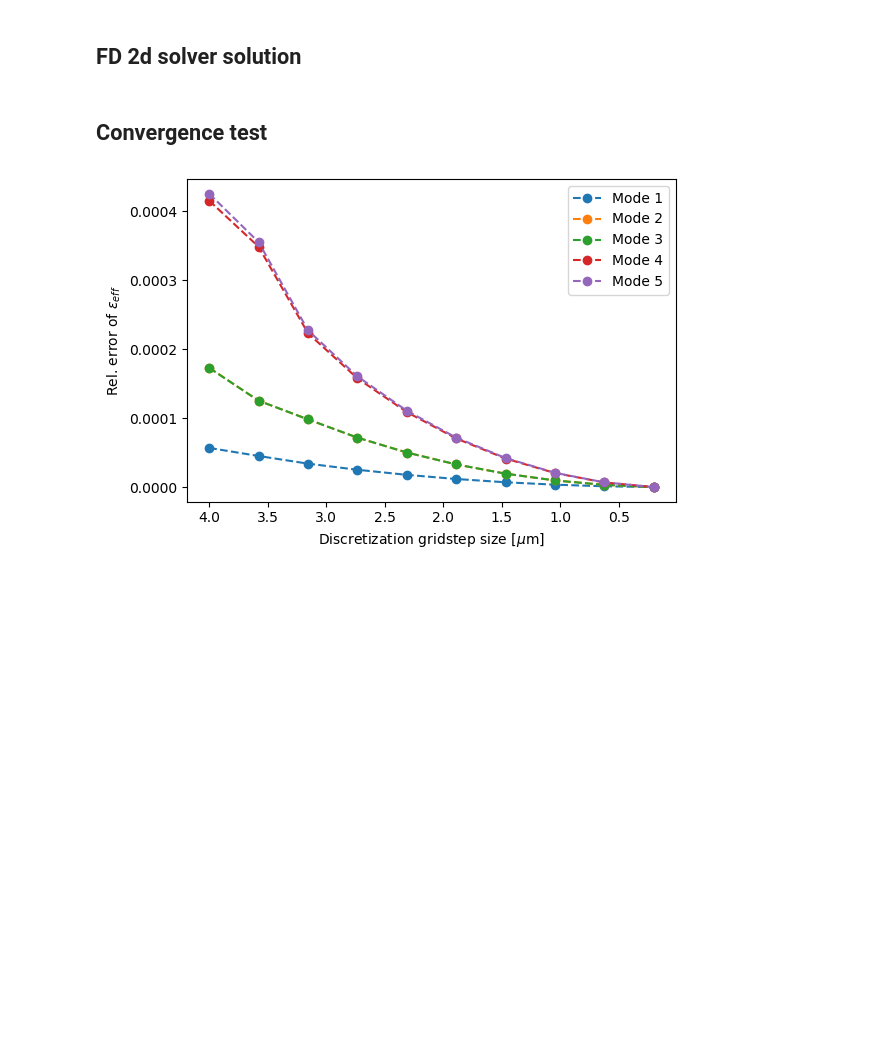
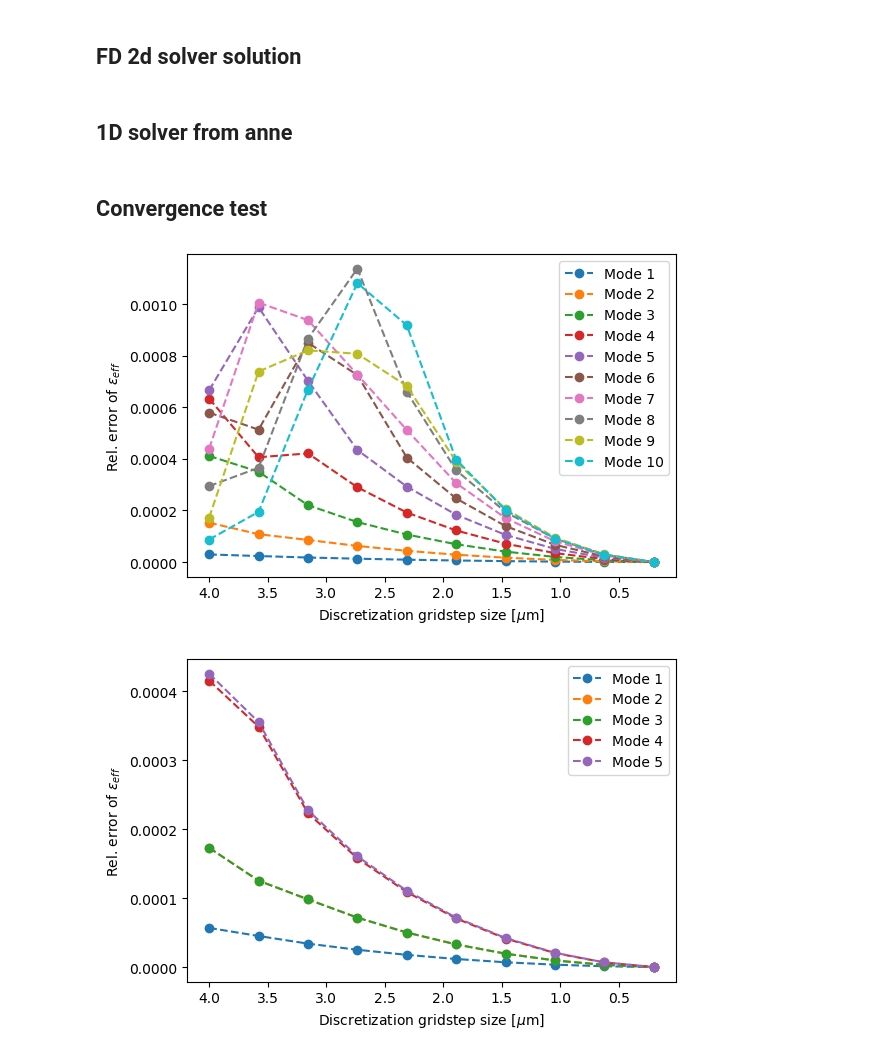
Before and after one commit to anneaux/FD-mode-solver, a Jupyter notebook: Task_2_Solution_Josh.ipynb, the cells around one changed output. Saved outputs shown, nothing was run; the diff lists cells and outputs as text; code cells hidden in the pictures; blank space fills up the shorter version.

```diff
--- a/Task_2_Solution_Josh.ipynb
+++ b/Task_2_Solution_Josh.ipynb
@@ -62,3 +62,5 @@ def guided_modes_2D(prm, k0, h, numb):
     eff_eps = guided_eps
 
     return eff_eps, guided
+# %% [markdown]
+## 1D solver from anne
@@ -67,3 +137,18 @@ def guided_modes_2D(prm, k0, h, numb):
+# %%
+f1 = plt.figure(dpi=100)
+for i in range(test_eps.shape[0]):
+    relerr = np.abs((test_eps[i] - test_eps[i][-1])/test_eps[i][-1])
+    plt.plot(grid_step_range,relerr,'o--',label='Mode {}'.format(i+1))
+
+plt.legend()
+plt.ylabel(r'Rel. error of $\epsilon_{eff}$')
+plt.xlabel(r'Discretization gridstep size [$\mu$m]')
+plt.gca().invert_xaxis()
+f1.tight_layout()
+plt.show()
+f1.savefig('1d_convtest.pdf',bbox_inches='tight',dpi=300)
+# %% [output]
+[figure, added]
 # %%
 def converg_test2d(grid_step_range,numb):
     grid_size = 150
```
Also changed, not shown: parts of 6 cells of this notebook.
